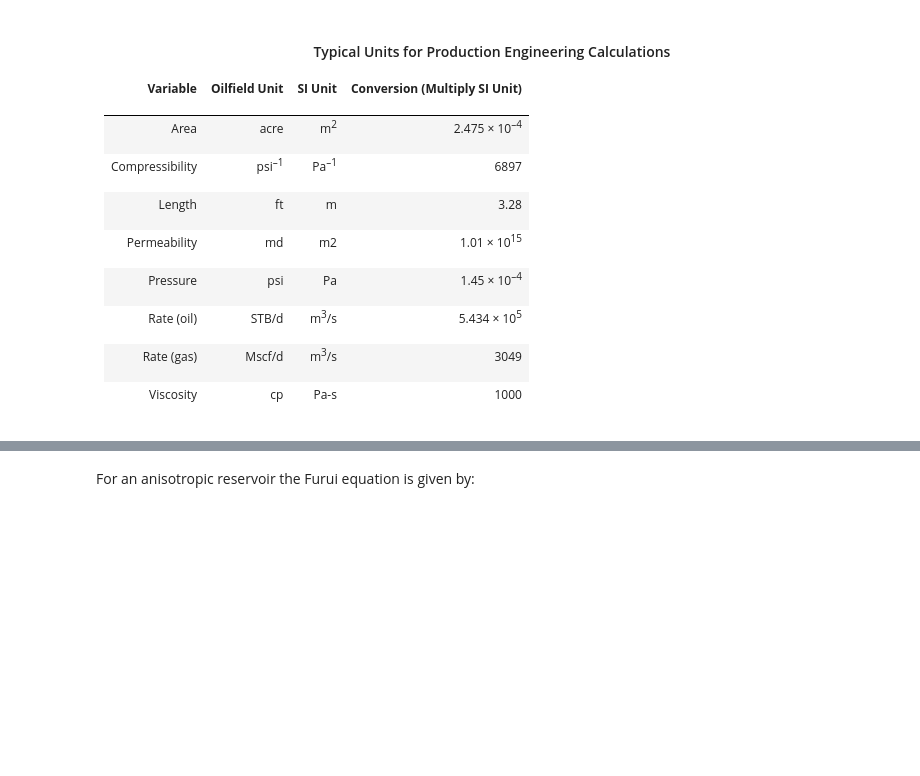
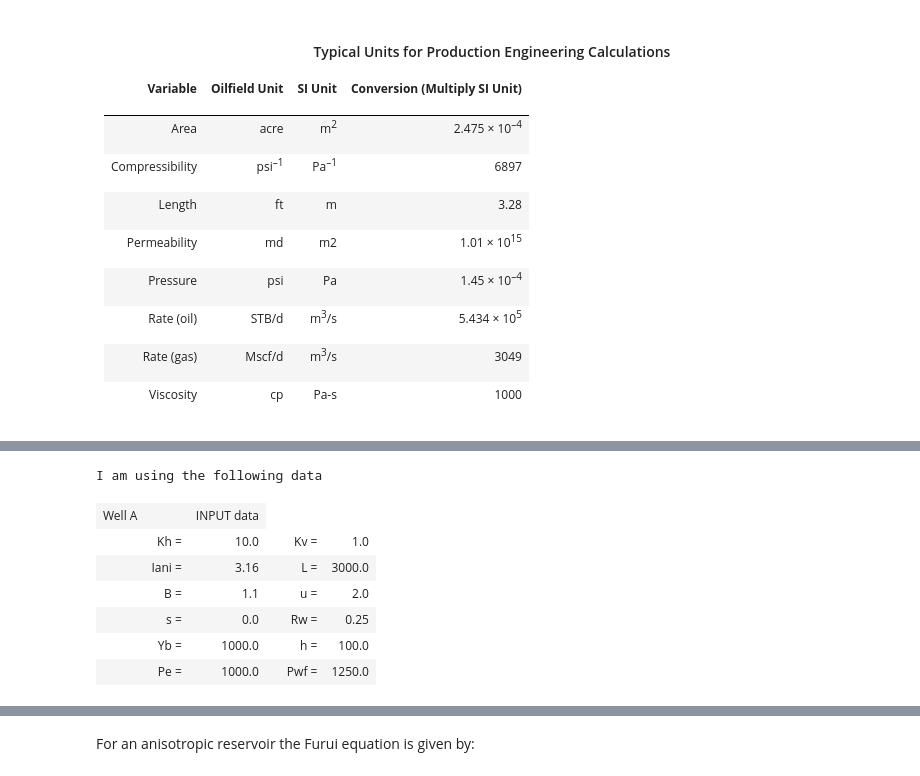
Before and after one commit to e-zl/furui_model, a Jupyter notebook: PETE636_Hw1.1.ipynb, the cells around one changed output, grey strips where cells are left out. Drawn from its saved outputs; the diff is of its cells as text; code cells hidden in the pictures; blank space fills up the shorter version.

Commit message:
First cut at computing horizontal well performance

```diff
--- a/PETE636_Hw1.1.ipynb
+++ b/PETE636_Hw1.1.ipynb
@@ -70,34 +84,57 @@ The well variables are defined in a text file called "well_config.ini" in the wo
 # %%
 try:
     from configparser import ConfigParser
 except ImportError:
     from ConfigParser import ConfigParser  # ver. < 3.0
+# instantiate
+Wellconfig = ConfigParser()
 
-# instantiate
-config = ConfigParser()
+Wellconfig.read('well_config.ini')
 
-# parse existing file
-config.read('well_config.ini')
-
-# read values from a section
 Well_Name = 'Well A'
 
-kh = config.getfloat(Well_Name, 'kh')
-kv = config.getfloat(Well_Name, 'kv')
-Iani = config.getfloat(Well_Name, 'Iani')
-L = config.getfloat(Well_Name, 'L')
-B = config.getfloat(Well_Name, 'B')
-mu = config.getfloat(Well_Name, 'mu')
-s = config.getfloat(Well_Name, 's')
-rw = config.getfloat(Well_Name, 'rw')
-yb = config.getfloat(Well_Name, 'yb')
-h = config.getfloat(Well_Name, 'h')
+kh = Wellconfig.getfloat(Well_Name, 'kh')
+kv = Wellconfig.getfloat(Well_Name, 'kv')
+Iani = Wellconfig.getfloat(Well_Name, 'Iani')
+L = Wellconfig.getfloat(Well_Name, 'L')
+Bo = Wellconfig.getfloat(Well_Name, 'B')
+mu = Wellconfig.getfloat(Well_Name, 'mu')
+s = Wellconfig.getfloat(Well_Name, 's')
+rw = Wellconfig.getfloat(Well_Name, 'rw')
+yb = Wellconfig.getfloat(Well_Name, 'yb')
+h = Wellconfig.getfloat(Well_Name, 'h')
+Pe = Wellconfig.getfloat(Well_Name, 'Pe')
+Pwf = Wellconfig.getfloat(Well_Name, 'Pwf')
 
-# add a new section and some values
-#config.add_section('section_b')
-#config.set('section_b', 'meal_val', 'spam')
-#config.set('section_b', 'not_found_val', '404')
 
-# save to a file
+#Write variables to a new .ini file in the working directory
 with open('Well_profile_used.ini', 'w') as configfile:
     config.write(configfile)
+
+#Display the inputted data to the user
+from IPython.display import HTML, display
+print('I am using the following data')
+data = [[Well_Name,'', 'INPUT data'  ],
+         [ '','Kh   = ', kh  ,' ' , 'Kv = ', kv],
+         [ '','Iani = ', Iani,' ' ,'L = ', L],
+         [ '','B    = ', B   ,' ' ,'u = ', mu],
+         [ '','s    = ', s   ,' ' ,'Rw = ', rw],
+         [ '','Yb    =', yb  ,' ' ,'h = ', h],
+         [ '','Pe    =', Pe  ,' ' ,'Pwf = ', Pwf],
+
+       ]
+
+display(HTML(
+    '<table><tr>{}</tr></table>'.format(
+        '</tr><tr>'.join(
+            '<td>{}</td>'.format('</td><td>'.join(str(_) for _ in row)) for row in data)
+                    )))
+# %% [output]
+I am using the following data
+| Well A |  | INPUT data |
+|  | Kh = | 10.0 |  | Kv = | 1.0 |
+|  | Iani = | 3.16 |  | L = | 3000.0 |
+|  | B = | 1.1 |  | u = | 2.0 |
+|  | s = | 0.0 |  | Rw = | 0.25 |
+|  | Yb = | 1000.0 |  | h = | 100.0 |
+|  | Pe = | 1000.0 |  | Pwf = | 1250.0 |
```
Also changed, not shown: parts of 9 cells of this notebook, 2 other files.
